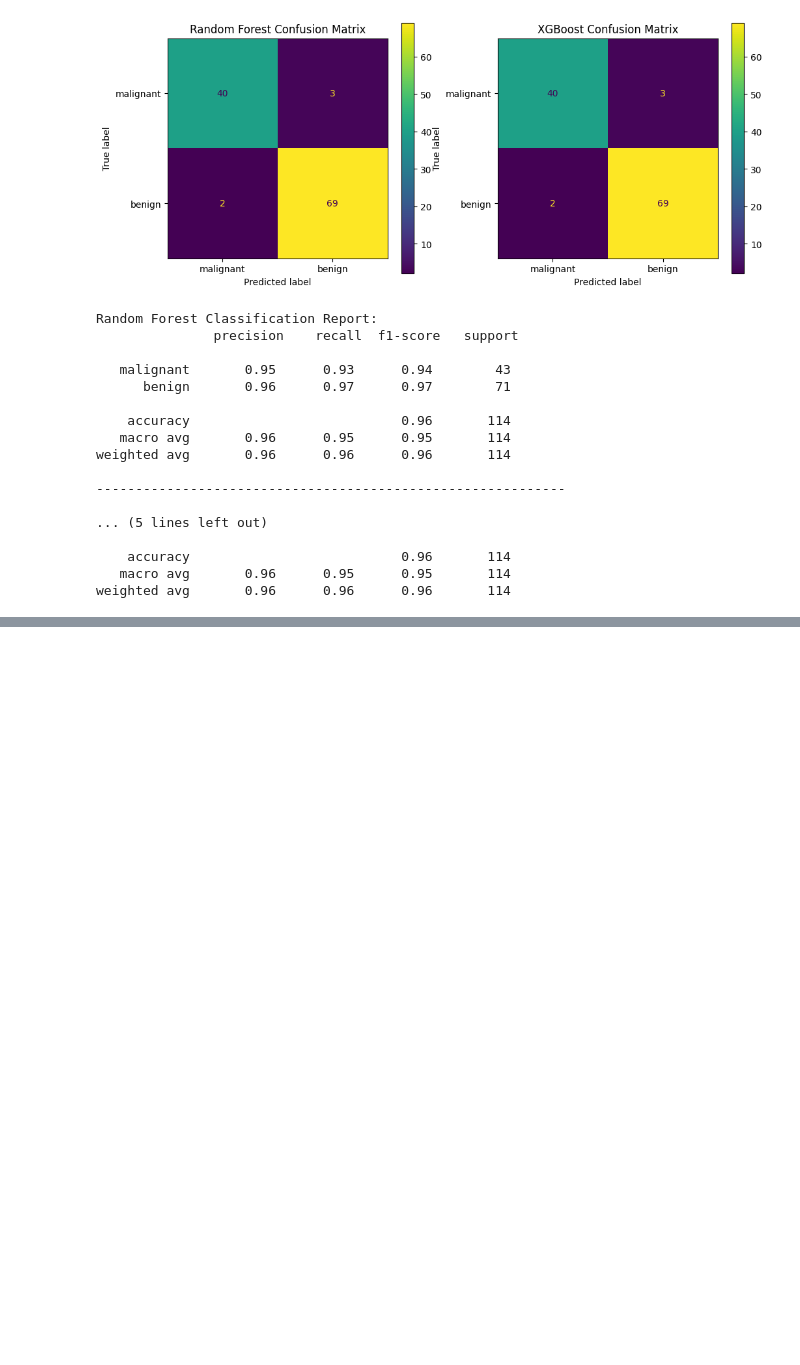
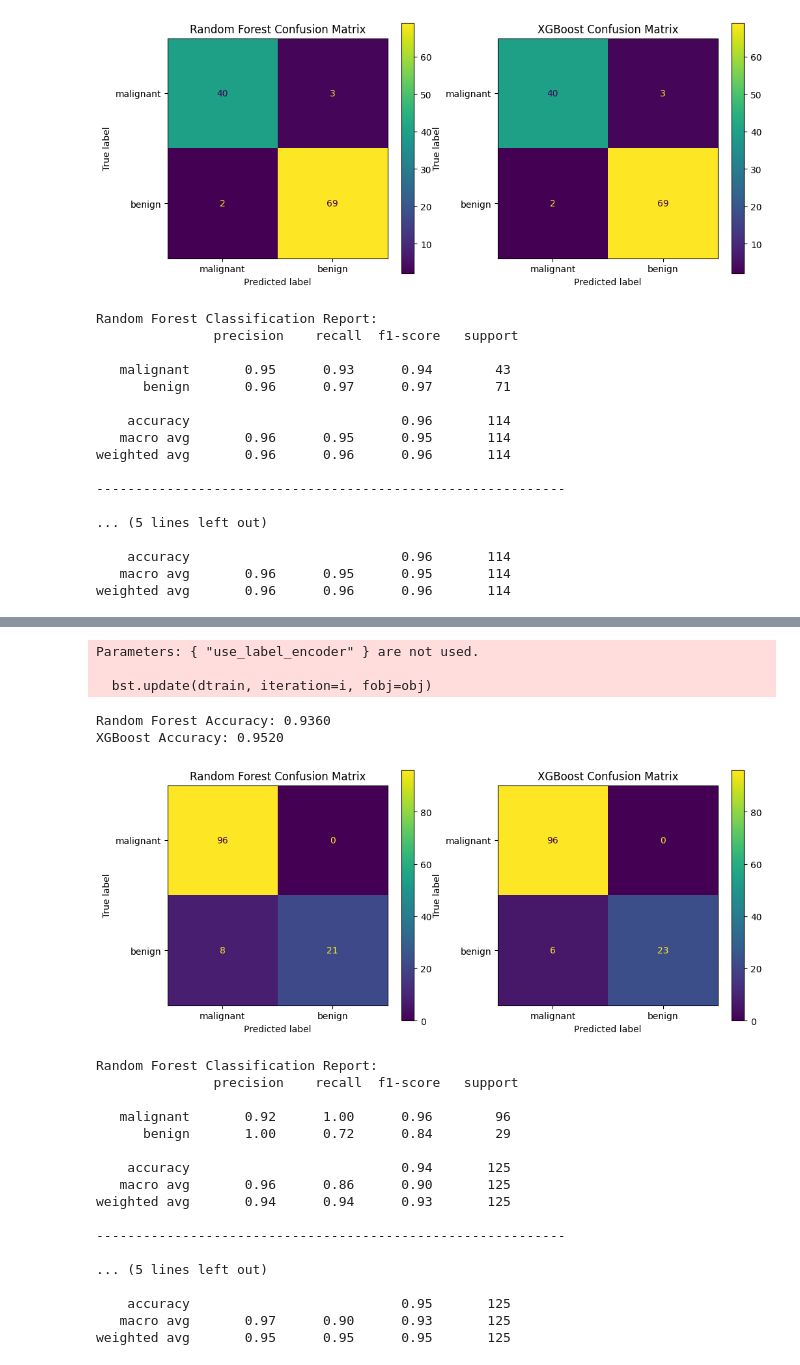
Before and after one commit to AliArabi2022/Machine_learning, a Jupyter notebook: Supervised_learning/Ensemble Learning/Ensemble Learning.ipynb, the cells around one changed output, grey strips where cells are left out. Saved outputs shown, nothing was run; the diff lists cells and outputs as text; code cells hidden in the pictures; blank space fills up the shorter version.

```diff
--- a/Supervised_learning/Ensemble Learning/Ensemble Learning.ipynb
+++ b/Supervised_learning/Ensemble Learning/Ensemble Learning.ipynb
@@ -281,0 +324,26 @@ weighted avg       0.96      0.96      0.96       114
+# %%
+test_dataset(X2,y2)
+# %% [output]
+Parameters: { "use_label_encoder" } are not used.
+
+  bst.update(dtrain, iteration=i, fobj=obj)
+Random Forest Accuracy: 0.9360
+XGBoost Accuracy: 0.9520
+[figure, added]
+Random Forest Classification Report:
+               precision    recall  f1-score   support
+
+   malignant       0.92      1.00      0.96        96
+      benign       1.00      0.72      0.84        29
+
+    accuracy                           0.94       125
+   macro avg       0.96      0.86      0.90       125
+weighted avg       0.94      0.94      0.93       125
+
+------------------------------------------------------------
+
+... (5 lines left out)
+
+    accuracy                           0.95       125
+   macro avg       0.97      0.90      0.93       125
+weighted avg       0.95      0.95      0.95       125
```
Also changed, not shown: parts of 5 cells of this notebook.
